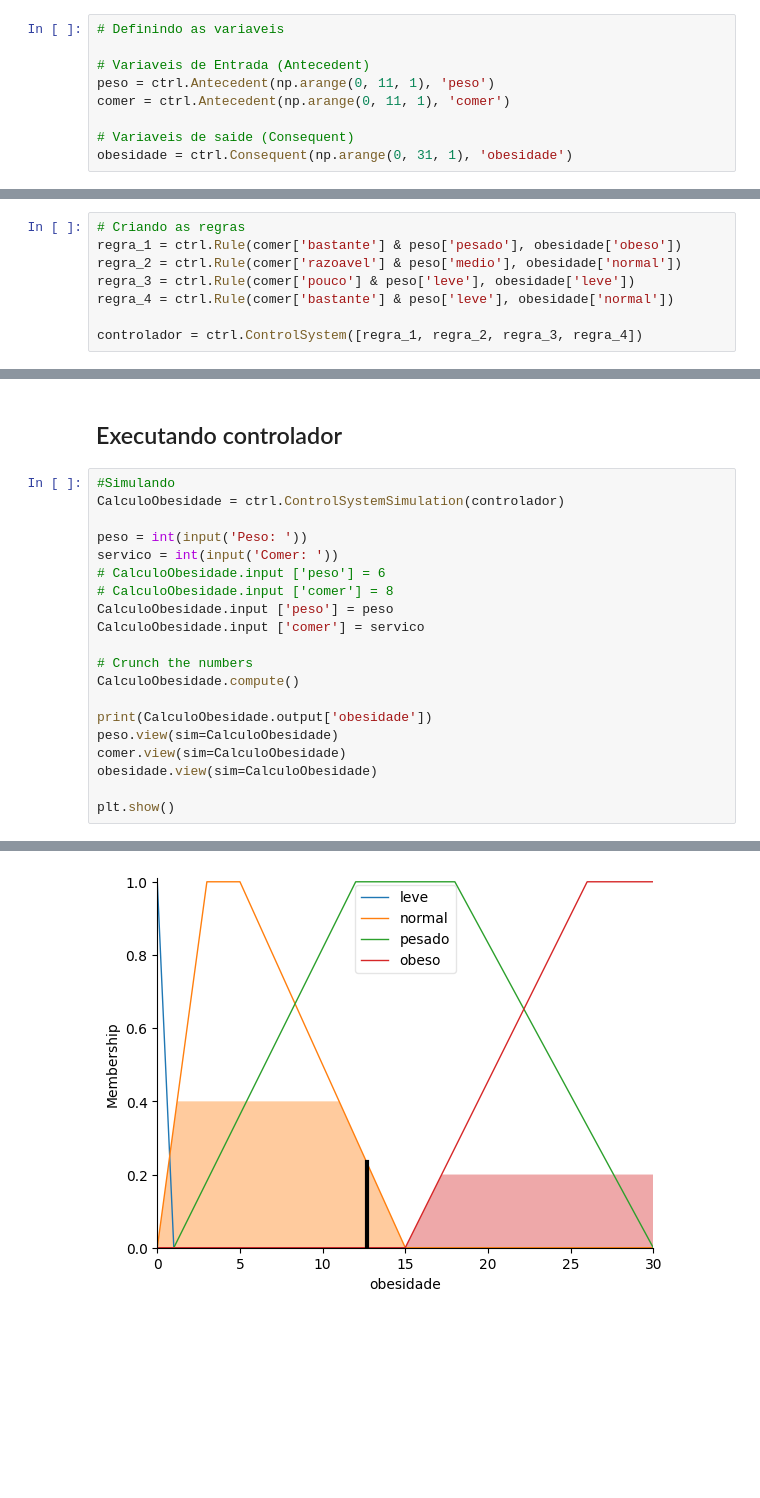
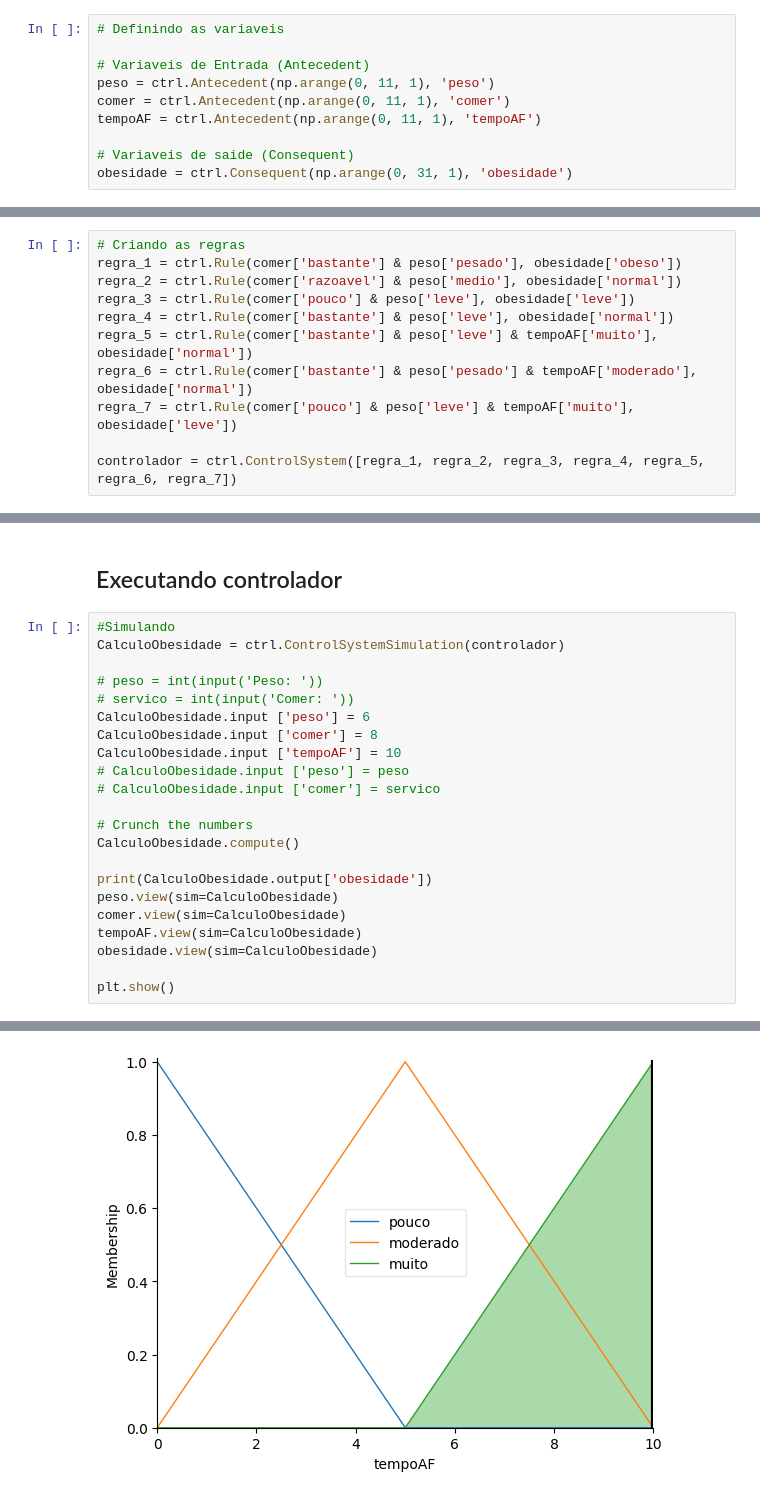
Before and after one commit to AlvarocJesus/IA_Robotica_Laboratorio, a Jupyter notebook: lab4/lab4.ipynb, the cells around one changed output, grey strips where cells are left out. Saved outputs shown, nothing was run; the diff lists cells and outputs as text; blank space fills up the shorter version.

```diff
--- a/lab4/lab4.ipynb
+++ b/lab4/lab4.ipynb
@@ -33,6 +38,7 @@ obesidade
 # Variaveis de Entrada (Antecedent)
 peso = ctrl.Antecedent(np.arange(0, 11, 1), 'peso')
 comer = ctrl.Antecedent(np.arange(0, 11, 1), 'comer')
+tempoAF = ctrl.Antecedent(np.arange(0, 11, 1), 'tempoAF')
 
 # Variaveis de saide (Consequent)
 obesidade = ctrl.Consequent(np.arange(0, 31, 1), 'obesidade')
@@ -83,8 +90,11 @@ regra_1 = ctrl.Rule(comer['bastante'] & peso['pesado'], obesidade['obeso'])
 regra_2 = ctrl.Rule(comer['razoavel'] & peso['medio'], obesidade['normal'])
 regra_3 = ctrl.Rule(comer['pouco'] & peso['leve'], obesidade['leve'])
 regra_4 = ctrl.Rule(comer['bastante'] & peso['leve'], obesidade['normal'])
+regra_5 = ctrl.Rule(comer['bastante'] & peso['leve'] & tempoAF['muito'], obesidade['normal'])
+regra_6 = ctrl.Rule(comer['bastante'] & peso['pesado'] & tempoAF['moderado'], obesidade['normal'])
+regra_7 = ctrl.Rule(comer['pouco'] & peso['leve'] & tempoAF['muito'], obesidade['leve'])
 
-controlador = ctrl.ControlSystem([regra_1, regra_2, regra_3, regra_4])
+controlador = ctrl.ControlSystem([regra_1, regra_2, regra_3, regra_4, regra_5, regra_6, regra_7])
 # %% [markdown]
 # Controlador
 # %% [markdown]
@@ -92,25 +102,27 @@ controlador = ctrl.ControlSystem([regra_1, regra_2, regra_3, regra_4])
 # %%
 #Simulando
 CalculoObesidade = ctrl.ControlSystemSimulation(controlador)
 
-peso = int(input('Peso: '))
-servico = int(input('Comer: '))
-# CalculoObesidade.input ['peso'] = 6
-# CalculoObesidade.input ['comer'] = 8
-CalculoObesidade.input ['peso'] = peso
-CalculoObesidade.input ['comer'] = servico
+# peso = int(input('Peso: '))
+# servico = int(input('Comer: '))
+CalculoObesidade.input ['peso'] = 6
+CalculoObesidade.input ['comer'] = 8
+CalculoObesidade.input ['tempoAF'] = 10
+# CalculoObesidade.input ['peso'] = peso
+# CalculoObesidade.input ['comer'] = servico
 
 # Crunch the numbers
 CalculoObesidade.compute()
 
 print(CalculoObesidade.output['obesidade'])
 peso.view(sim=CalculoObesidade)
 comer.view(sim=CalculoObesidade)
+tempoAF.view(sim=CalculoObesidade)
 obesidade.view(sim=CalculoObesidade)
 
 plt.show()
 # %% [output]
 12.662704565030142
 [figure]
 [figure]
-[figure, old version]
+[figure, new version]
```
Also changed, not shown: parts of 3 cells of this notebook, 2 other files.
